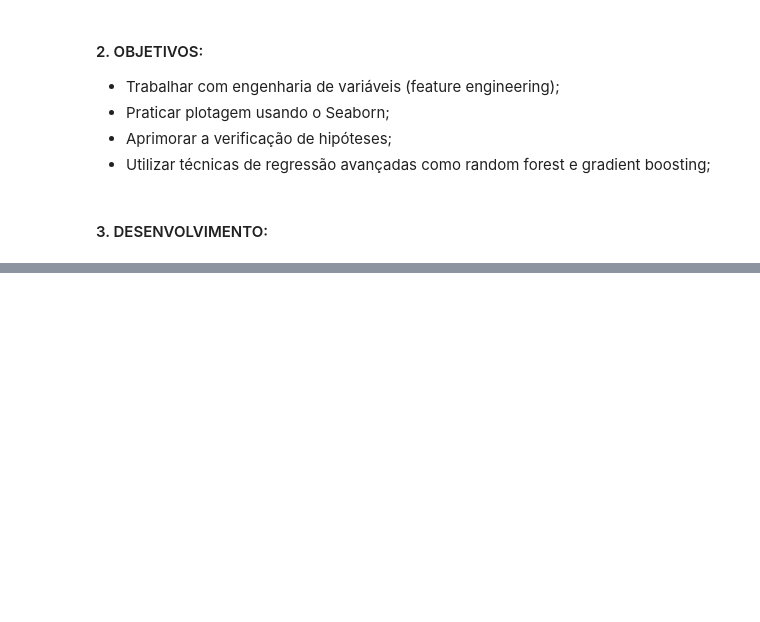
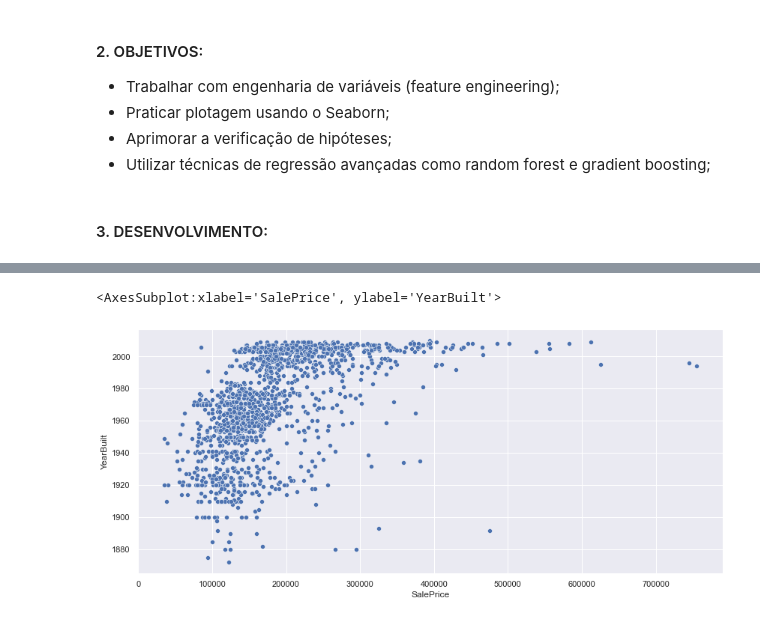
Before and after one commit to Rebeque/Python-Analysis, a Jupyter notebook: Preço de Casas - Técnicas de Regressão Avançadas - Kaggle.ipynb, the cells around one changed output, grey strips where cells are left out. Saved outputs shown, nothing was run; the diff lists cells and outputs as text; code cells hidden in the pictures; blank space fills up the shorter version.

```diff
--- a/Preço de Casas - Técnicas de Regressão Avançadas - Kaggle.ipynb
+++ b/Preço de Casas - Técnicas de Regressão Avançadas - Kaggle.ipynb
@@ -46,3 +48,5 @@ import pandas as pd
 import matplotlib.pyplot as plt
 import pandas, numpy as np
 import seaborn as sns
+sns.set(rc={'figure.figsize':(14,6)})
+import zipfile
@@ -54,0 +71,6 @@ SyntaxError: invalid syntax (1711899963.py, line 3)
+# %%
+# Carrega o Dataset utilizando o pacote Pandas no alias 'df'
+df = pd.read_csv('dataset\HousePrices_train.csv')
+
+# Exibe as primeiras observações do df
+df.head()
@@ -54,0 +297,5 @@ SyntaxError: invalid syntax (1711899963.py, line 3)
+# %%
+sns.scatterplot(x='SalePrice', y='YearBuilt', data=df)
+# %% [output]
+<AxesSubplot:xlabel='SalePrice', ylabel='YearBuilt'>
+[figure, added]
```
Also changed, not shown: parts of 35 cells of this notebook.
